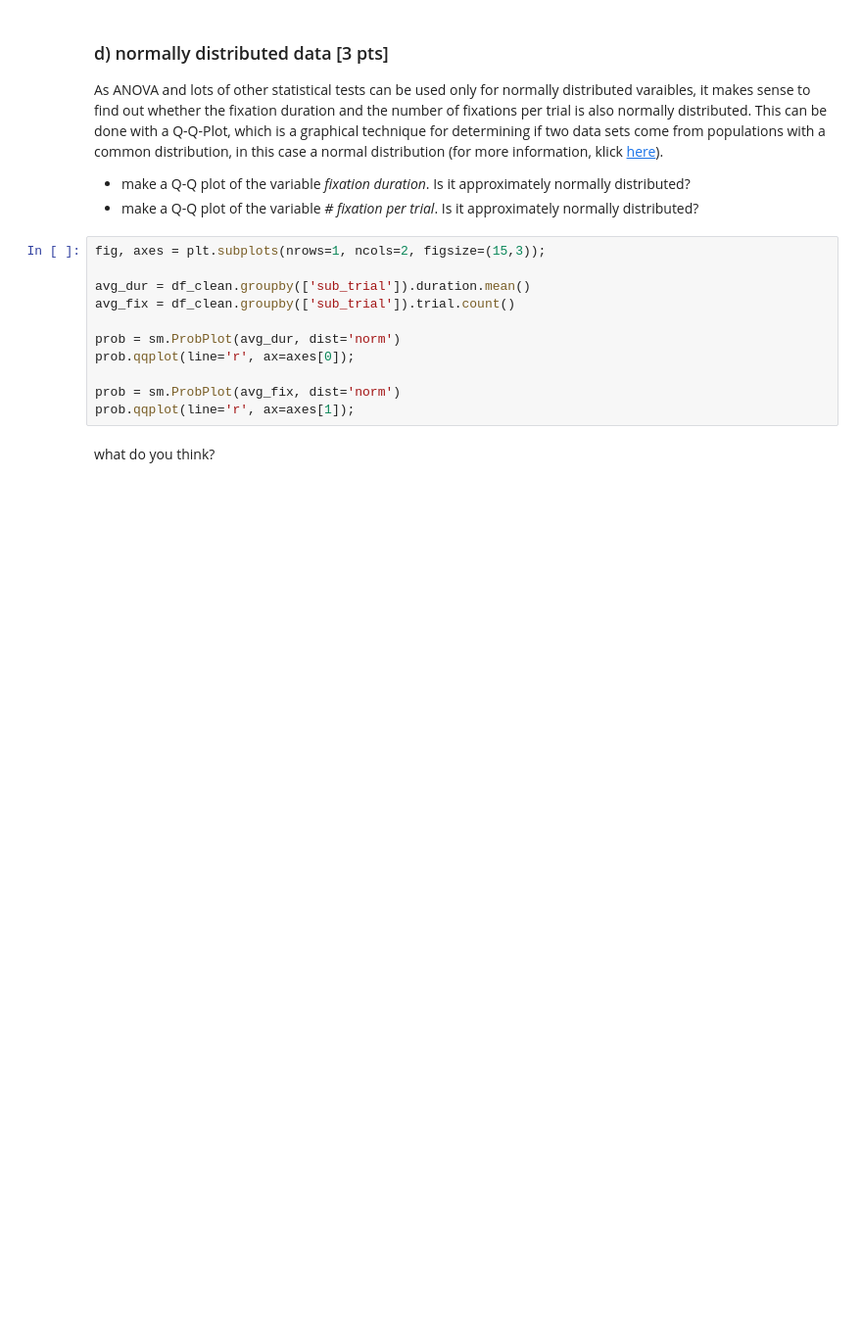
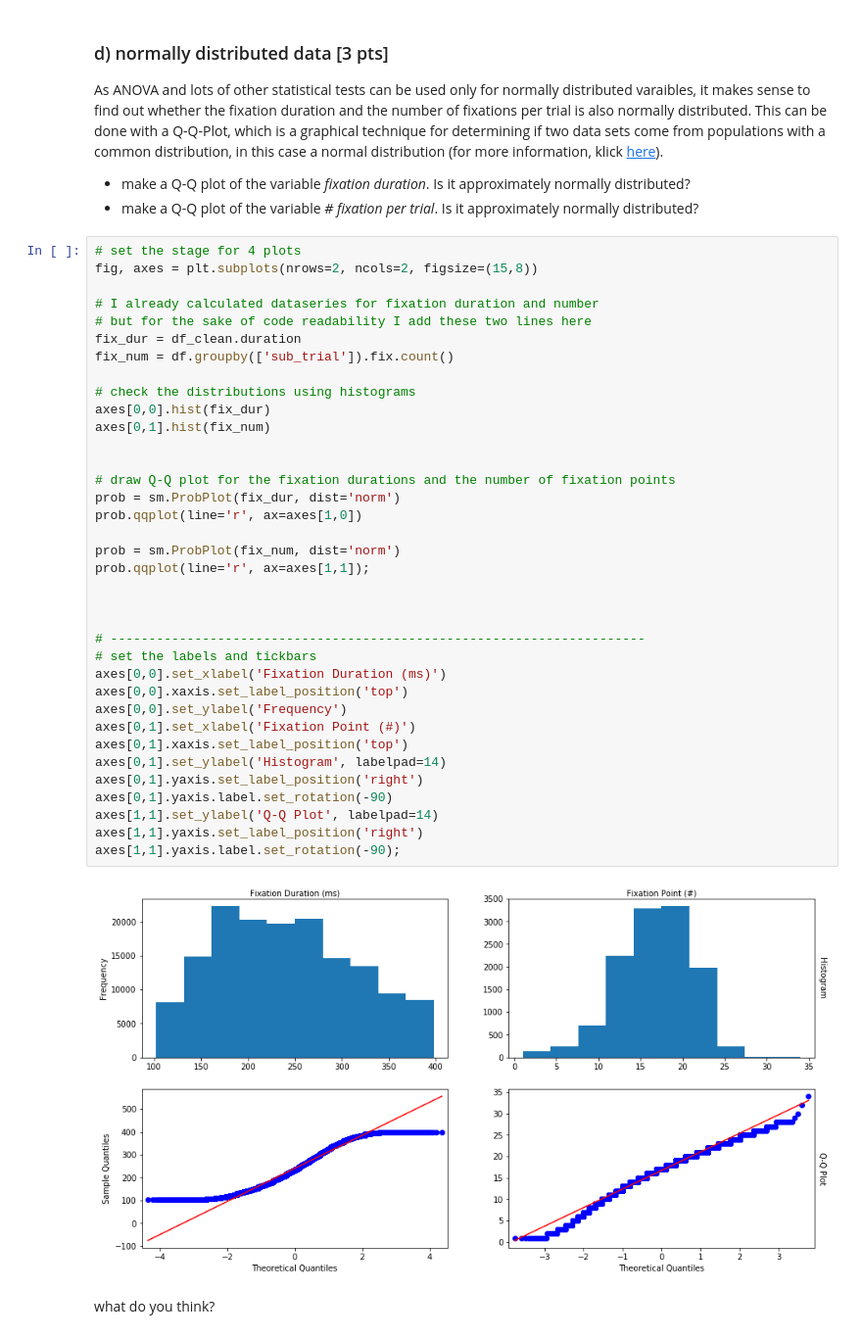
Before and after one commit to NBP-ACC/week-7-acc_01, a Jupyter notebook: Sheet05.ipynb, the cells around one changed output. Shown: that part at 98% size. Saved outputs shown, nothing was run; the diff lists cells and outputs as text; blank space fills up the shorter version.

```diff
--- a/Sheet05.ipynb
+++ b/Sheet05.ipynb
@@ -192,16 +236,43 @@ sns.barplot(data=avg_fix_sub, x='SUBJECTINDEX', y='trial',
 As ANOVA and lots of other statistical tests can be used only for normally distributed varaibles, it makes sense to find out whether the fixation duration and the number of fixations per trial is also normally distributed. This can be done with a Q-Q-Plot, which  is a graphical technique for determining if two data sets come from populations with a common distribution, in this case a normal distribution (for more information, klick [here](https://www.itl.nist.gov/div898/handbook/eda/section3/eda33o.htm)).
 - make a Q-Q plot of the variable *fixation duration*. Is it approximately normally distributed?
 - make a Q-Q plot of the variable *# fixation per trial*. Is it approximately normally distributed?
-# %%
-fig, axes = plt.subplots(nrows=1, ncols=2, figsize=(15,3));
-
-avg_dur = df_clean.groupby(['sub_trial']).duration.mean()
-avg_fix = df_clean.groupby(['sub_trial']).trial.count()
-
-prob = sm.ProbPlot(avg_dur, dist='norm')
-prob.qqplot(line='r', ax=axes[0]);
-
-prob = sm.ProbPlot(avg_fix, dist='norm')
-prob.qqplot(line='r', ax=axes[1]);
+# %%
+# set the stage for 4 plots
+fig, axes = plt.subplots(nrows=2, ncols=2, figsize=(15,8))
+
+# I already calculated dataseries for fixation duration and number
+# but for the sake of code readability I add these two lines here
+fix_dur = df_clean.duration
+fix_num = df.groupby(['sub_trial']).fix.count()
+
+# check the distributions using histograms
+axes[0,0].hist(fix_dur)
+axes[0,1].hist(fix_num)
+
+
+# draw Q-Q plot for the fixation durations and the number of fixation points
+prob = sm.ProbPlot(fix_dur, dist='norm')
+prob.qqplot(line='r', ax=axes[1,0])
+
+prob = sm.ProbPlot(fix_num, dist='norm')
+prob.qqplot(line='r', ax=axes[1,1]);
+
+
+
+# ----------------------------------------------------------------------
+# set the labels and tickbars
+axes[0,0].set_xlabel('Fixation Duration (ms)')
+axes[0,0].xaxis.set_label_position('top')
+axes[0,0].set_ylabel('Frequency')
+axes[0,1].set_xlabel('Fixation Point (#)')
+axes[0,1].xaxis.set_label_position('top')
+axes[0,1].set_ylabel('Histogram', labelpad=14)
+axes[0,1].yaxis.set_label_position('right')
+axes[0,1].yaxis.label.set_rotation(-90)
+axes[1,1].set_ylabel('Q-Q Plot', labelpad=14)
+axes[1,1].yaxis.set_label_position('right')
+axes[1,1].yaxis.label.set_rotation(-90);
+# %% [output]
+[figure, added]
 # %% [markdown]
 what do you think?
```
Also changed, not shown: parts of 13 cells of this notebook.
